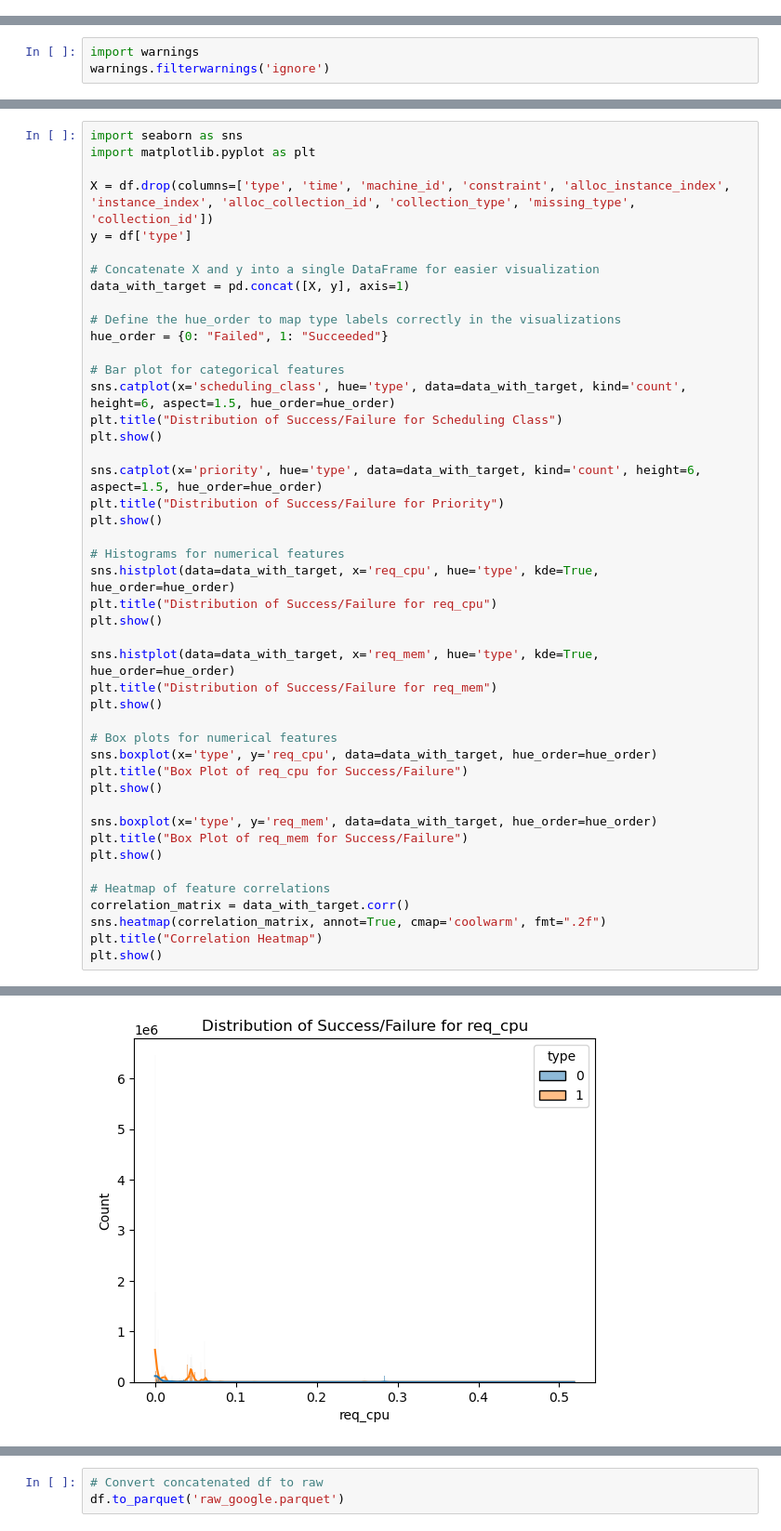
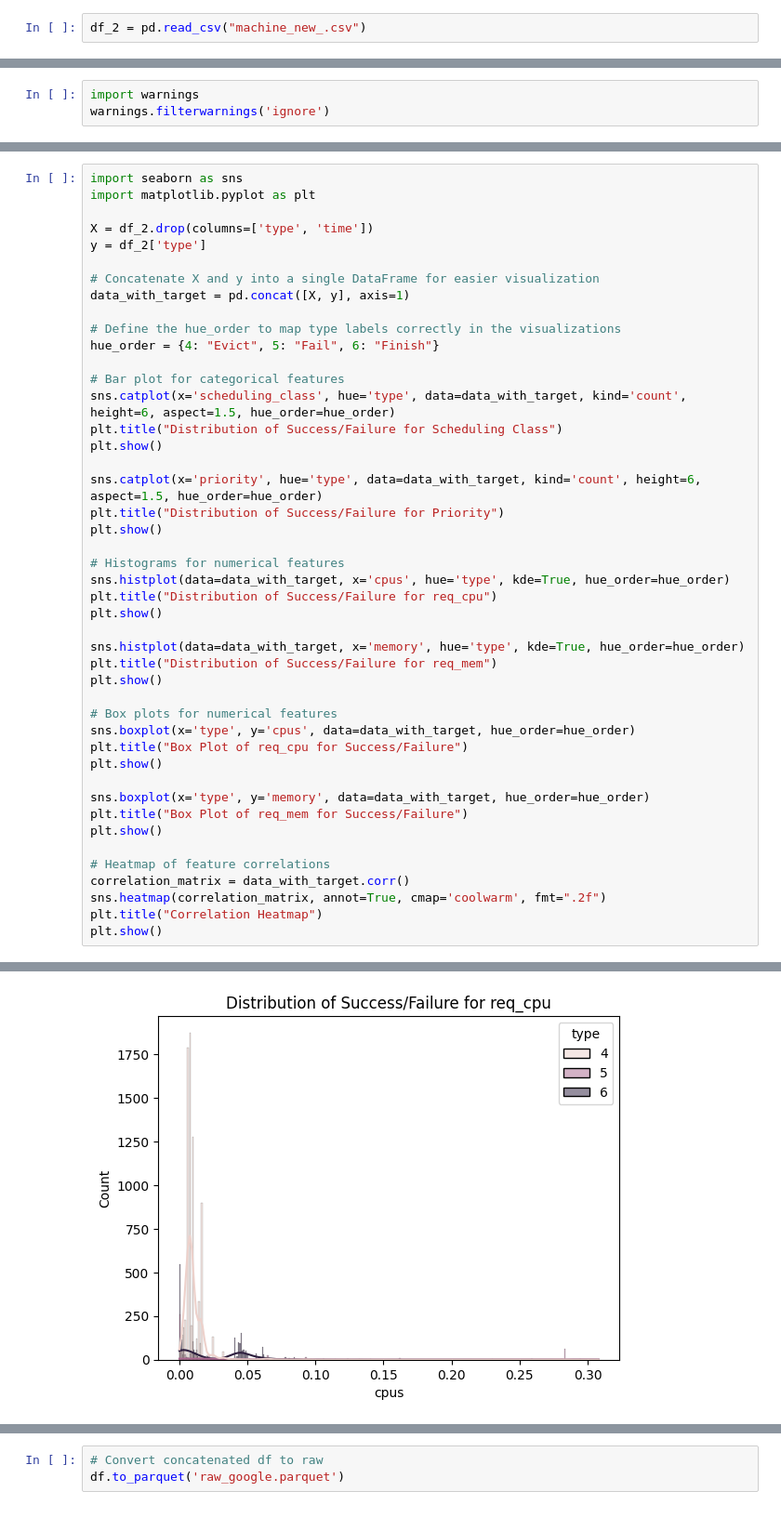
Before and after one commit to rayandrew/anl-cl, a Jupyter notebook: prototypes/preprocess_google.ipynb, the cells around one changed output, grey strips where cells are left out. Shown at 93% size. Drawn from its saved outputs; the diff is of its cells as text.

Commit message:
add google latest pipeline prototype, plots

```diff
--- a/prototypes/preprocess_google.ipynb
+++ b/prototypes/preprocess_google.ipynb
@@ -298,0 +106,2 @@ Number of retrains: 5
+# %%
+df_2 = pd.read_csv("machine_new_.csv")
@@ -762,14 +566,14 @@ Average accuracy: 0.9808571033172243
 import seaborn as sns
 import matplotlib.pyplot as plt
 
-X = df.drop(columns=['type', 'time', 'machine_id', 'constraint', 'alloc_instance_index', 'instance_index', 'alloc_collection_id', 'collection_type', 'missing_type', 'collection_id'])
-y = df['type']
+X = df_2.drop(columns=['type', 'time'])
+y = df_2['type']
 
 # Concatenate X and y into a single DataFrame for easier visualization
 data_with_target = pd.concat([X, y], axis=1)
 
 # Define the hue_order to map type labels correctly in the visualizations
-hue_order = {0: "Failed", 1: "Succeeded"}
+hue_order = {4: "Evict", 5: "Fail", 6: "Finish"}
 
 # Bar plot for categorical features
 sns.catplot(x='scheduling_class', hue='type', data=data_with_target, kind='count', height=6, aspect=1.5, hue_order=hue_order)
@@ -781,20 +585,20 @@ plt.title("Distribution of Success/Failure for Priority")
 plt.show()
 
 # Histograms for numerical features
-sns.histplot(data=data_with_target, x='req_cpu', hue='type', kde=True, hue_order=hue_order)
+sns.histplot(data=data_with_target, x='cpus', hue='type', kde=True, hue_order=hue_order)
 plt.title("Distribution of Success/Failure for req_cpu")
 plt.show()
 
-sns.histplot(data=data_with_target, x='req_mem', hue='type', kde=True, hue_order=hue_order)
+sns.histplot(data=data_with_target, x='memory', hue='type', kde=True, hue_order=hue_order)
 plt.title("Distribution of Success/Failure for req_mem")
 plt.show()
 
 # Box plots for numerical features
-sns.boxplot(x='type', y='req_cpu', data=data_with_target, hue_order=hue_order)
+sns.boxplot(x='type', y='cpus', data=data_with_target, hue_order=hue_order)
 plt.title("Box Plot of req_cpu for Success/Failure")
 plt.show()
 
-sns.boxplot(x='type', y='req_mem', data=data_with_target, hue_order=hue_order)
+sns.boxplot(x='type', y='memory', data=data_with_target, hue_order=hue_order)
 plt.title("Box Plot of req_mem for Success/Failure")
 plt.show()
 
@@ -809 +613 @@ plt.show()
-[figure, old version]
+[figure, new version]
```
Also changed, not shown: parts of 32 cells of this notebook.
